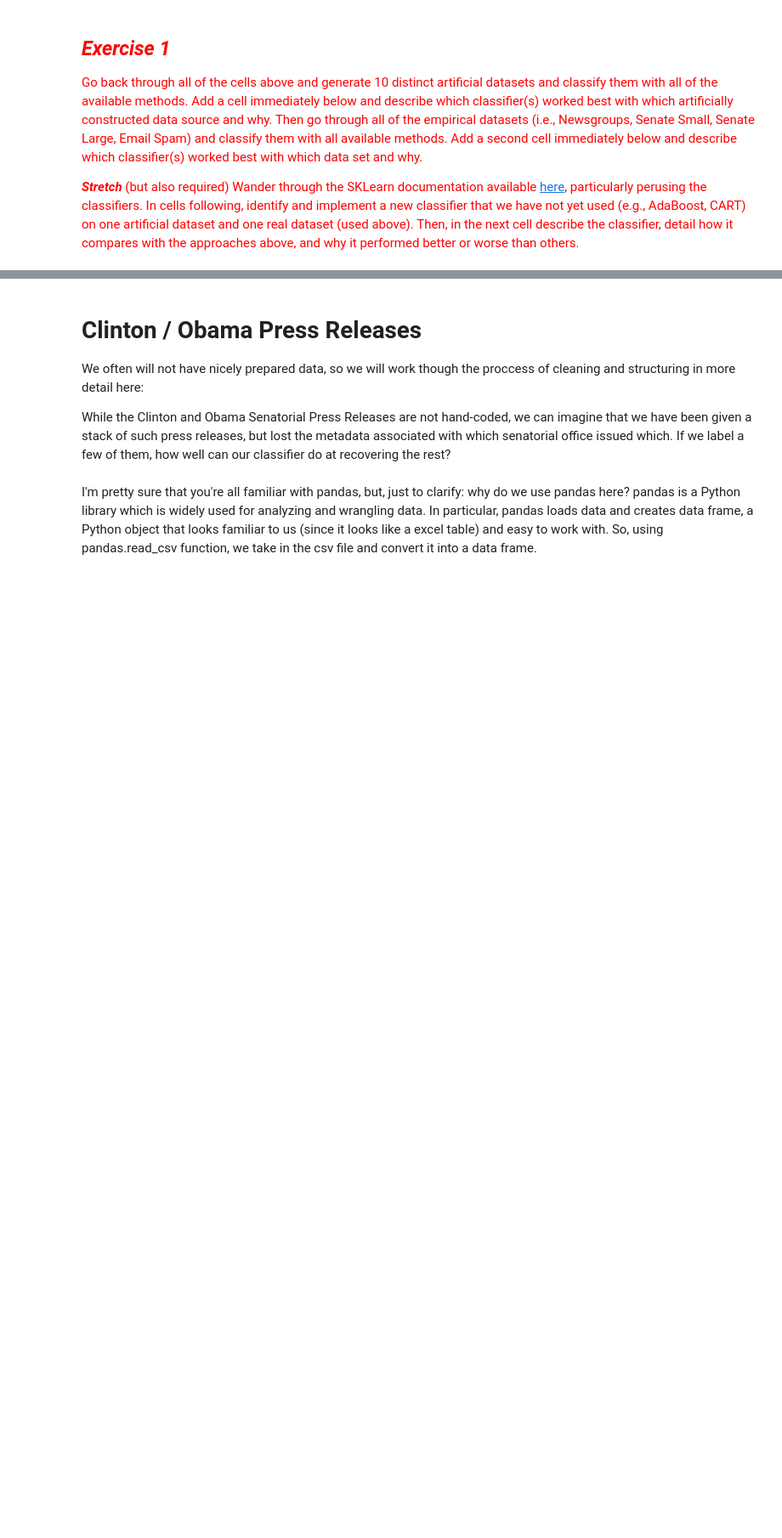
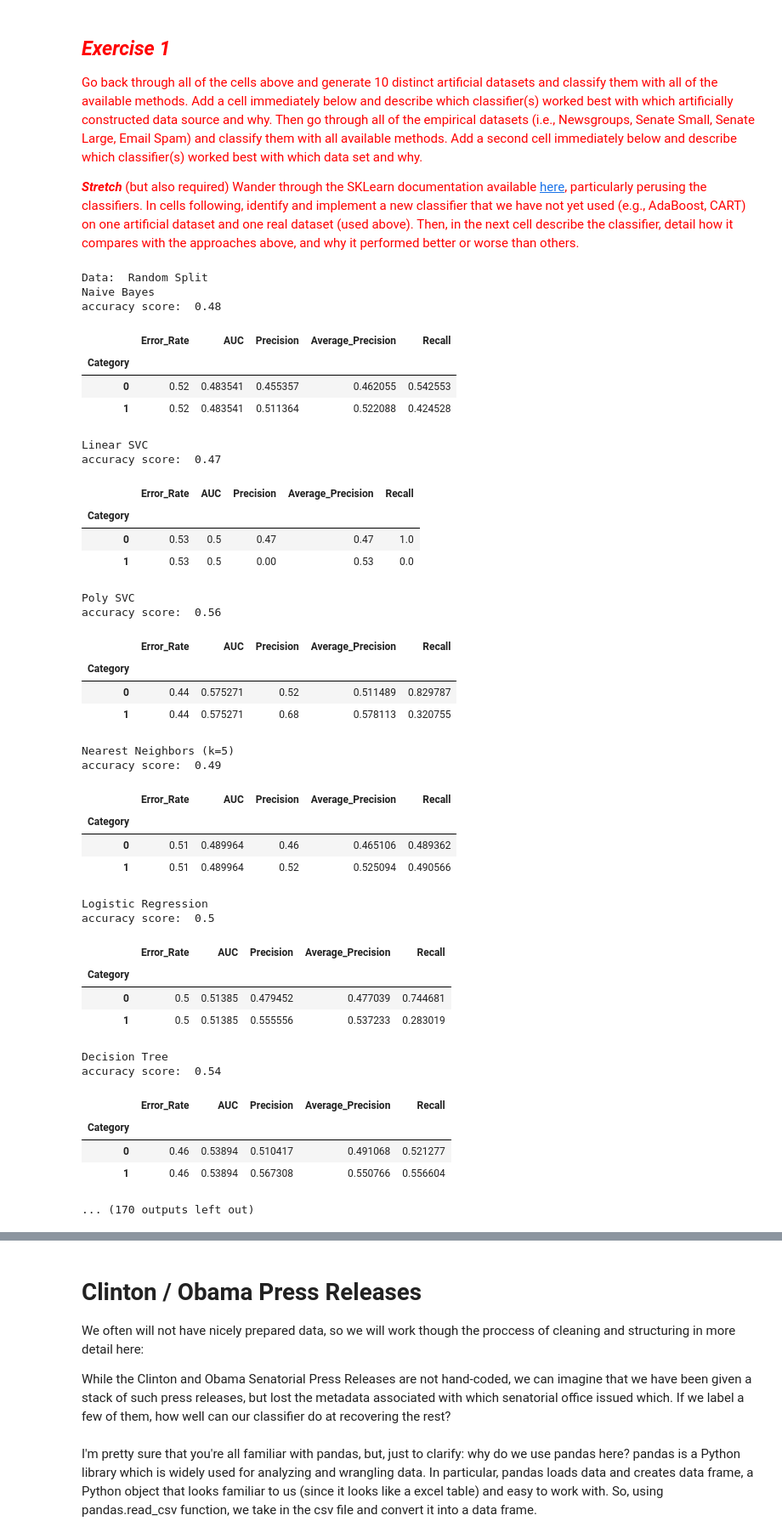
Before and after one commit to lilygrier/Homework-Notebooks, a Jupyter notebook: week-4/4-Classification_lilygrier.ipynb, the cells around one changed output, grey strips where cells are left out. Shown at 85% size. Cells and saved outputs as stored; diff of their text form; code cells hidden in the pictures; blank space fills up the shorter version.

```diff
--- a/week-4/4-Classification_lilygrier.ipynb
+++ b/week-4/4-Classification_lilygrier.ipynb
@@ -307,3 +307,77 @@ lucem_illud_2020.plotregions(clf, dfTrain)
 <span style="color:red">Go back through all of the cells above and generate 10 distinct artificial datasets and classify them with all of the available methods. Add a cell immediately below and describe which classifier(s) worked best with which artificially constructed data source and why. Then go through all of the empirical datasets (i.e., Newsgroups, Senate Small, Senate Large, Email Spam) and classify them with all available methods. Add a second cell immediately below and describe which classifier(s) worked best with which data set and why.
 
 <span style="color:red">***Stretch*** (but also required) Wander through the SKLearn documentation available [here](http://scikit-learn.org/stable/), particularly perusing the classifiers. In cells following, identify and implement a new classifier that we have not yet used (e.g., AdaBoost, CART) on one artificial dataset and one real dataset (used above). Then, in the next cell describe the classifier, detail how it compares with the approaches above, and why it performed better or worse than others.
+# %%
+# 10 distinct artifical datasets
+art_data = {'Random Split': lucem_illud_2020.trainTestSplit(lucem_illud_2020.random()),
+           'Linear Split: 0.2 Noise': lucem_illud_2020.trainTestSplit(lucem_illud_2020.andSplit(0.2)),
+           'Linear Split: 0.7 Noise': lucem_illud_2020.trainTestSplit(lucem_illud_2020.andSplit(0.7)),
+           'Linear Split: 0.5 Noise': lucem_illud_2020.trainTestSplit(lucem_illud_2020.andSplit(0.5)),
+           'Opposite Split: 0.2 Noise': lucem_illud_2020.trainTestSplit(lucem_illud_2020.xorSplit(0.2)),
+           'Opposite Split: 0.5 Noise': lucem_illud_2020.trainTestSplit(lucem_illud_2020.xorSplit(0.5)),
+           'Target Split: 0.2 Noise': lucem_illud_2020.trainTestSplit(lucem_illud_2020.targetSplit(0.2)),
+           'Target Split: 0.5 Noise': lucem_illud_2020.trainTestSplit(lucem_illud_2020.targetSplit(0.5)),
+           'MultiBlob Split: 0.2 Noise': lucem_illud_2020.trainTestSplit(lucem_illud_2020.multiBlobs(0.2)),
+           'MultiBlob Split: 0.5 Noise': lucem_illud_2020.trainTestSplit(lucem_illud_2020.multiBlobs(0.5))}
+# %%
+def evaluate_classifiers(dfTrain, dfTest):
+    '''
+    Takes data and runs it through 9 different clasifiers.
+    '''
+    models = {'Naive Bayes': sklearn.naive_bayes.GaussianNB(),
+             'Linear SVC': sklearn.svm.SVC(kernel = 'linear', probability = True),
+             'Poly SVC': sklearn.svm.SVC(kernel = 'poly', degree = 3, probability = True),
+             'Nearest Neighbors (k=5)': sklearn.neighbors.KNeighborsClassifier(5, weights='distance'),
+             'Logistic Regression': sklearn.linear_model.LogisticRegression(),
+             'Decision Tree': sklearn.tree.DecisionTreeClassifier(),
+             'Random Forest': sklearn.ensemble.RandomForestClassifier(),
+             'Neural Network': sklearn.neural_network.MLPClassifier(),
+             'Gradient Boost Ensemble': sklearn.ensemble.GradientBoostingClassifier()}
+    for clf_name, clf in models.items():
+        clf.fit(np.stack(dfTrain['vect'], axis=0), dfTrain['category'])
+        print(clf_name)
+        print('accuracy score: ', sklearn.metrics.accuracy_score(dfTest['category'],clf.predict(np.stack(dfTest['vect'], axis = 0))))
+        display(lucem_illud_2020.evaluateClassifier(clf, dfTest))
+# %%
+for data_name, (dfTrain, dfTest) in art_data.items():
+    print('Data: ', data_name)
+    evaluate_classifiers(dfTrain, dfTest)
+# %% [output]
+Data:  Random Split
+Naive Bayes
+accuracy score:  0.48
+|  | Error_Rate | AUC | Precision | Average_Precision | Recall |
+| Category |  |  |  |  |  |
+| 0 | 0.52 | 0.483541 | 0.455357 | 0.462055 | 0.542553 |
+| 1 | 0.52 | 0.483541 | 0.511364 | 0.522088 | 0.424528 |
+Linear SVC
+accuracy score:  0.47
+|  | Error_Rate | AUC | Precision | Average_Precision | Recall |
+| Category |  |  |  |  |  |
+| 0 | 0.53 | 0.5 | 0.47 | 0.47 | 1.0 |
+| 1 | 0.53 | 0.5 | 0.00 | 0.53 | 0.0 |
+Poly SVC
+accuracy score:  0.56
+|  | Error_Rate | AUC | Precision | Average_Precision | Recall |
+| Category |  |  |  |  |  |
+| 0 | 0.44 | 0.575271 | 0.52 | 0.511489 | 0.829787 |
+| 1 | 0.44 | 0.575271 | 0.68 | 0.578113 | 0.320755 |
+Nearest Neighbors (k=5)
+accuracy score:  0.49
+|  | Error_Rate | AUC | Precision | Average_Precision | Recall |
+| Category |  |  |  |  |  |
+| 0 | 0.51 | 0.489964 | 0.46 | 0.465106 | 0.489362 |
+| 1 | 0.51 | 0.489964 | 0.52 | 0.525094 | 0.490566 |
+Logistic Regression
+accuracy score:  0.5
+|  | Error_Rate | AUC | Precision | Average_Precision | Recall |
+| Category |  |  |  |  |  |
+| 0 | 0.5 | 0.51385 | 0.479452 | 0.477039 | 0.744681 |
+| 1 | 0.5 | 0.51385 | 0.555556 | 0.537233 | 0.283019 |
+Decision Tree
+accuracy score:  0.54
+|  | Error_Rate | AUC | Precision | Average_Precision | Recall |
+| Category |  |  |  |  |  |
+| 0 | 0.46 | 0.53894 | 0.510417 | 0.491068 | 0.521277 |
+| 1 | 0.46 | 0.53894 | 0.567308 | 0.550766 | 0.556604 |
+... (170 outputs left out)
```
Also changed, not shown: parts of 1 cell of this notebook.
